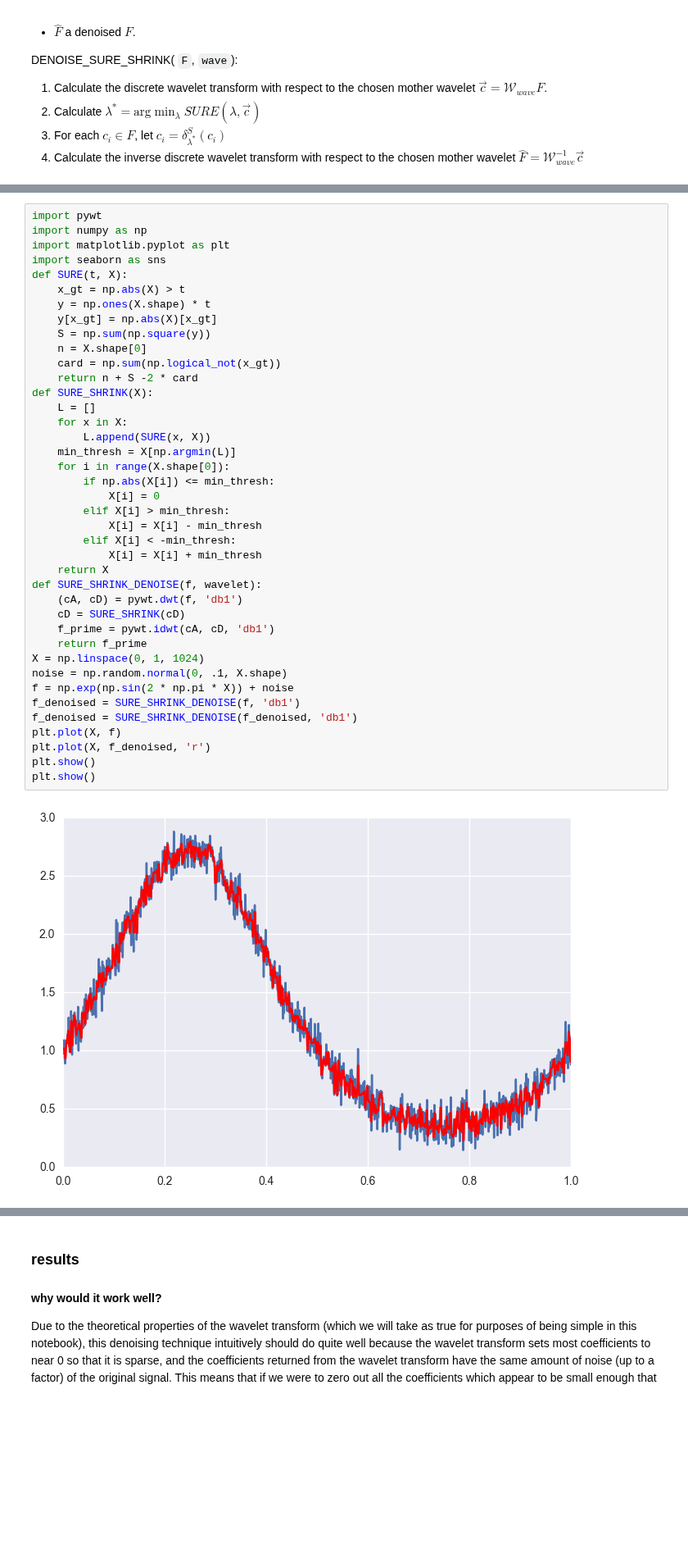
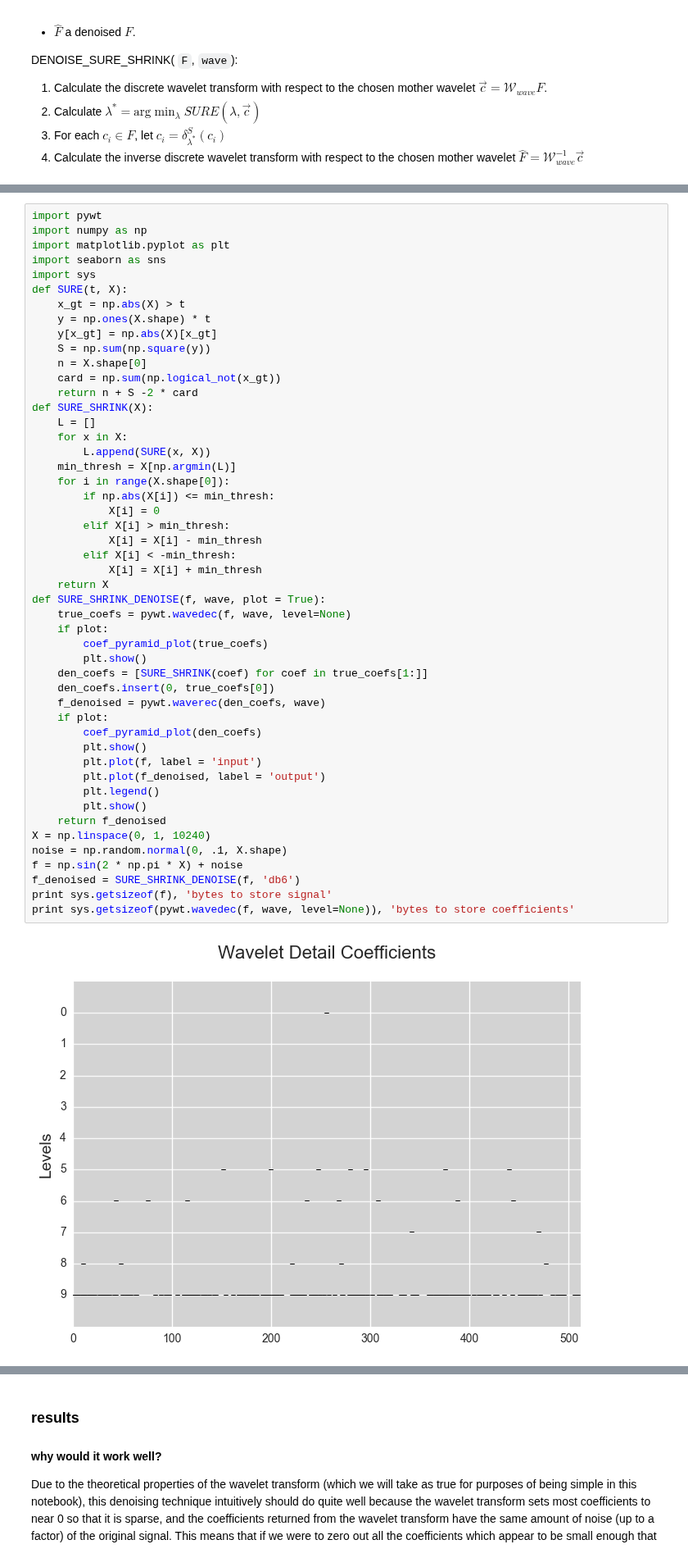
Before and after one commit to NeuroDataDesign/orange-panda-f16s17, a Jupyter notebook: notes/noise_reduction/Wavelet Based Denoising using SureShrink.ipynb, the cells around one changed output, grey strips where cells are left out. Shown at 82% size. Drawn from its saved outputs; the diff is of its cells as text; blank space fills up the shorter version.

```diff
--- a/notes/noise_reduction/Wavelet Based Denoising using SureShrink.ipynb
+++ b/notes/noise_reduction/Wavelet Based Denoising using SureShrink.ipynb
@@ -83,42 +141,51 @@ DENOISE_SURE_SHRINK( `F`, `wave`):
 # %%
 import pywt
 import numpy as np
 import matplotlib.pyplot as plt
 import seaborn as sns
+import sys
 def SURE(t, X):
     x_gt = np.abs(X) > t
     y = np.ones(X.shape) * t
     y[x_gt] = np.abs(X)[x_gt]
     S = np.sum(np.square(y))
     n = X.shape[0]
     card = np.sum(np.logical_not(x_gt))
     return n + S -2 * card
 def SURE_SHRINK(X):
     L = []
     for x in X:
         L.append(SURE(x, X))
     min_thresh = X[np.argmin(L)]
     for i in range(X.shape[0]):
         if np.abs(X[i]) <= min_thresh:
             X[i] = 0
         elif X[i] > min_thresh:
             X[i] = X[i] - min_thresh
         elif X[i] < -min_thresh:
             X[i] = X[i] + min_thresh
     return X
-def SURE_SHRINK_DENOISE(f, wavelet):
-    (cA, cD) = pywt.dwt(f, 'db1')
-    cD = SURE_SHRINK(cD)
-    f_prime = pywt.idwt(cA, cD, 'db1')
-    return f_prime
-X = np.linspace(0, 1, 1024)
+def SURE_SHRINK_DENOISE(f, wave, plot = True):
+    true_coefs = pywt.wavedec(f, wave, level=None)
+    if plot:
+        coef_pyramid_plot(true_coefs)
+        plt.show()
+    den_coefs = [SURE_SHRINK(coef) for coef in true_coefs[1:]]
+    den_coefs.insert(0, true_coefs[0])
+    f_denoised = pywt.waverec(den_coefs, wave)
+    if plot:
+        coef_pyramid_plot(den_coefs)
+        plt.show()
+        plt.plot(f, label = 'input')
+        plt.plot(f_denoised, label = 'output')
+        plt.legend()
+        plt.show()
+    return f_denoised
+X = np.linspace(0, 1, 10240)
 noise = np.random.normal(0, .1, X.shape)
-f = np.exp(np.sin(2 * np.pi * X)) + noise
-f_denoised = SURE_SHRINK_DENOISE(f, 'db1')
-f_denoised = SURE_SHRINK_DENOISE(f_denoised, 'db1')
-plt.plot(X, f)
-plt.plot(X, f_denoised, 'r')
-plt.show()
-plt.show()
+f = np.sin(2 * np.pi * X) + noise
+f_denoised = SURE_SHRINK_DENOISE(f, 'db6')
+print sys.getsizeof(f), 'bytes to store signal'
+print sys.getsizeof(pywt.wavedec(f, wave, level=None)), 'bytes to store coefficients'
 # %% [output]
-[figure, old version]
+[figure, new version]
```
Also changed, not shown: parts of 5 cells of this notebook.
